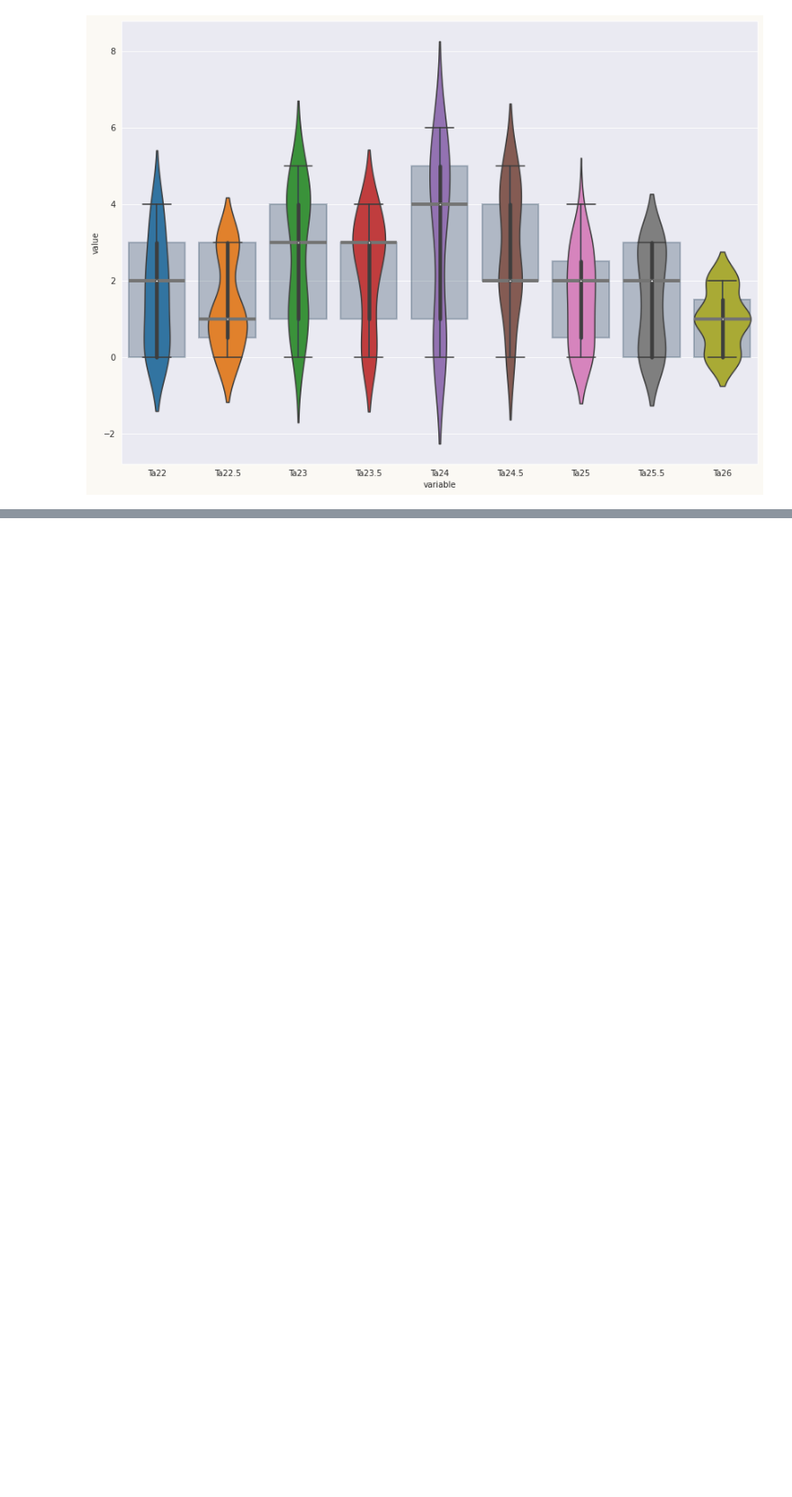
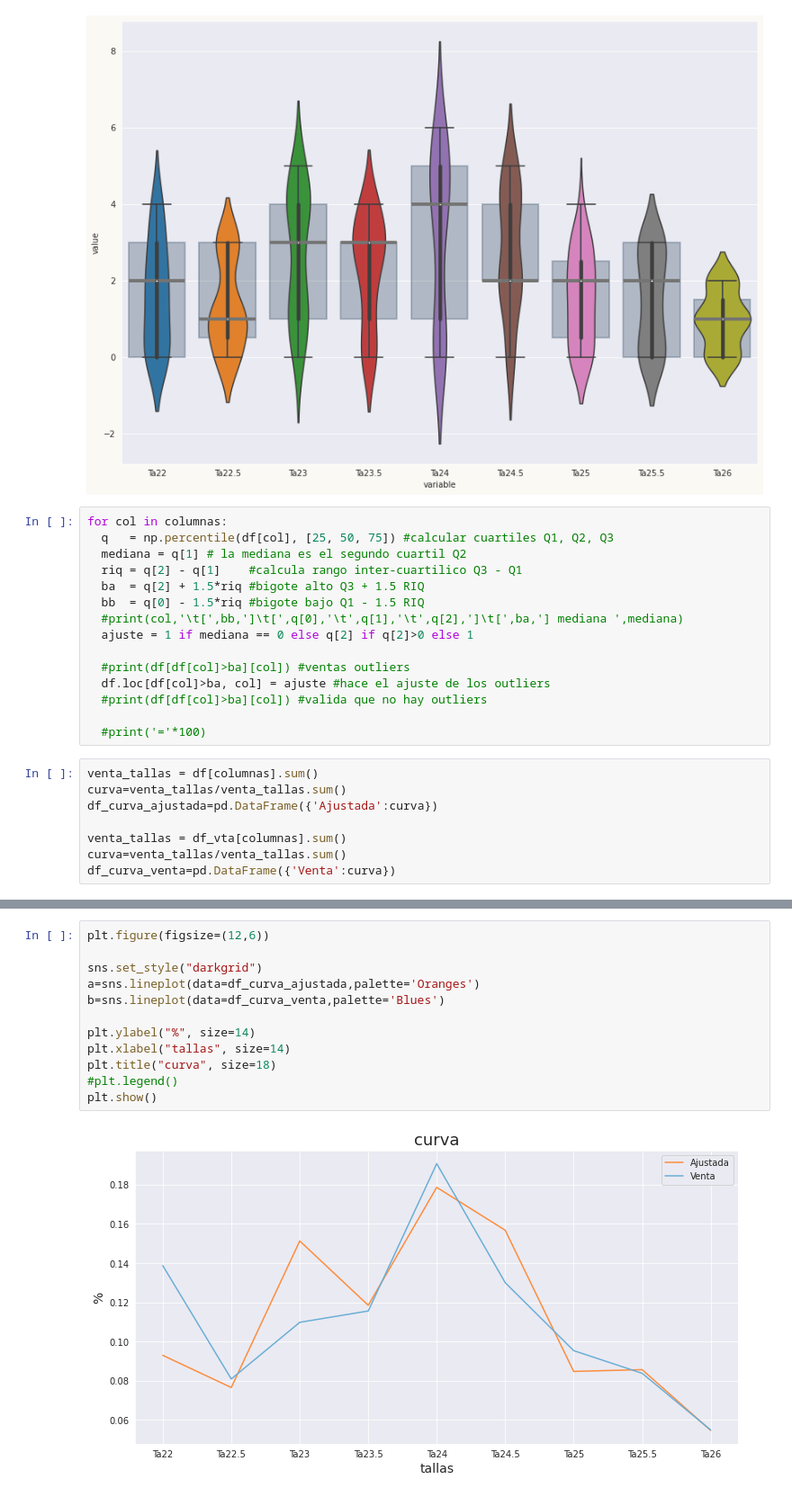
Before and after one commit to jcjimenezb123/PFM_PronosticoDemanda, a Jupyter notebook: RecontruccionVta.ipynb, the cells around one changed output, grey strips where cells are left out. Shown at 90% size. Drawn from its saved outputs; the diff is of its cells as text; blank space fills up the shorter version.

```diff
--- a/RecontruccionVta.ipynb
+++ b/RecontruccionVta.ipynb
@@ -323,3 +323,26 @@ sns.boxplot(
 # %% [output]
 <matplotlib.axes._subplots.AxesSubplot at 0x...>
 [figure]
+# %%
+for col in columnas:
+  q   = np.percentile(df[col], [25, 50, 75]) #calcular cuartiles Q1, Q2, Q3
+  mediana = q[1] # la mediana es el segundo cuartil Q2
+  riq = q[2] - q[1]    #calcula rango inter-cuartilico Q3 - Q1
+  ba  = q[2] + 1.5*riq #bigote alto Q3 + 1.5 RIQ
+  bb  = q[0] - 1.5*riq #bigote bajo Q1 - 1.5 RIQ
+  #print(col,'\t[',bb,']\t[',q[0],'\t',q[1],'\t',q[2],']\t[',ba,'] mediana ',mediana)
+  ajuste = 1 if mediana == 0 else q[2] if q[2]>0 else 1
+
+  #print(df[df[col]>ba][col]) #ventas outliers
+  df.loc[df[col]>ba, col] = ajuste #hace el ajuste de los outliers
+  #print(df[df[col]>ba][col]) #valida que no hay outliers
+
+  #print('='*100)
+# %%
+venta_tallas = df[columnas].sum()
+curva=venta_tallas/venta_tallas.sum()
+df_curva_ajustada=pd.DataFrame({'Ajustada':curva})
+
+venta_tallas = df_vta[columnas].sum()
+curva=venta_tallas/venta_tallas.sum()
+df_curva_venta=pd.DataFrame({'Venta':curva})
@@ -325,0 +360,14 @@ sns.boxplot(
+# %%
+plt.figure(figsize=(12,6))
+
+sns.set_style("darkgrid")
+a=sns.lineplot(data=df_curva_ajustada,palette='Oranges')
+b=sns.lineplot(data=df_curva_venta,palette='Blues')
+
+plt.ylabel("%", size=14)
+plt.xlabel("tallas", size=14)
+plt.title("curva", size=18)
+#plt.legend()
+plt.show()
+# %% [output]
+[figure, added]
```
Also changed, not shown: parts of 3 cells of this notebook.
